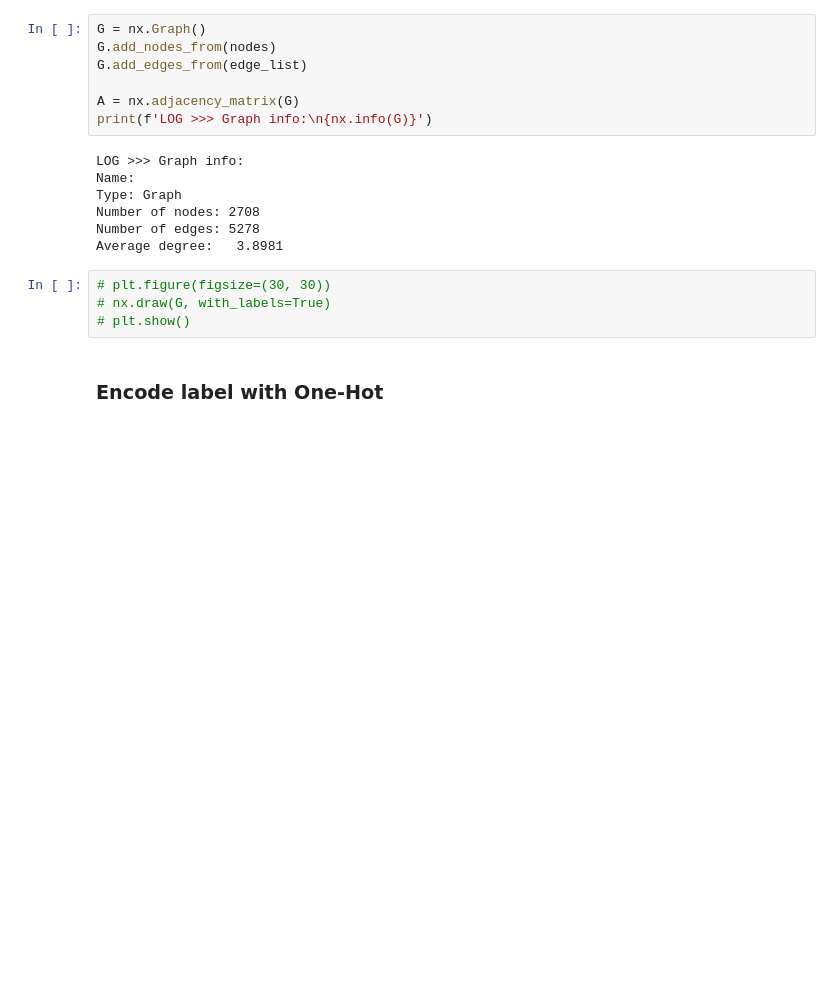
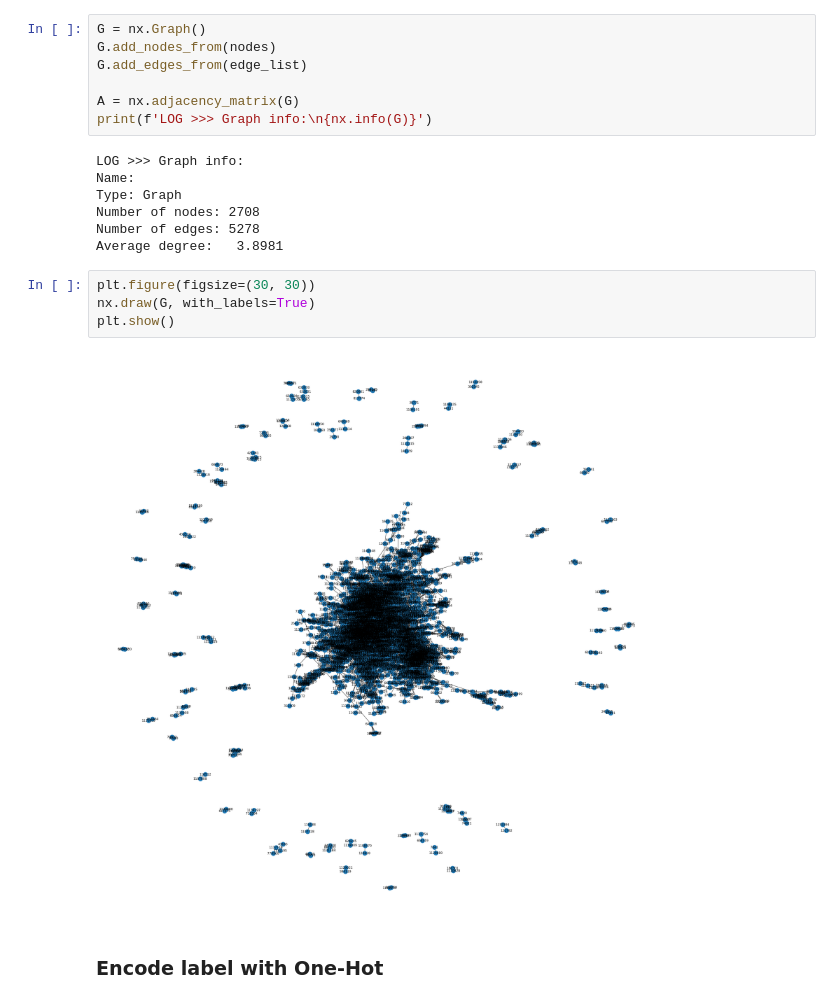
Before and after one commit to comojin1994/GCN, a Jupyter notebook: GCN.ipynb, the cells around one changed output. Cells and saved outputs as stored; diff of their text form; blank space fills up the shorter version.

```diff
--- a/GCN.ipynb
+++ b/GCN.ipynb
@@ -156,9 +156,11 @@ Number of nodes: 2708
 Number of edges: 5278
 Average degree:   3.8981
 # %%
-# plt.figure(figsize=(30, 30))
-# nx.draw(G, with_labels=True)
-# plt.show()
+plt.figure(figsize=(30, 30))
+nx.draw(G, with_labels=True)
+plt.show()
+# %% [output]
+[figure, added]
 # %% [markdown]
 ### Encode label with One-Hot
 # %%
```
Also changed, not shown: parts of 7 cells of this notebook.
